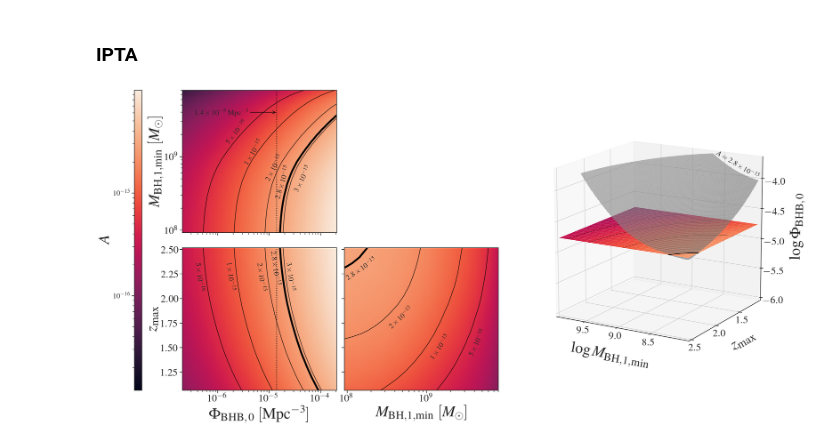
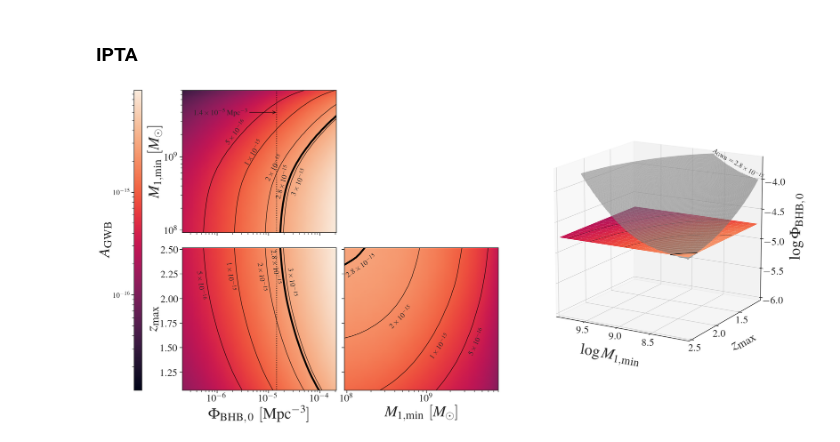
Before and after one commit to jacaseyclyde/multimessenger_smbhbs, a Jupyter notebook: notebooks/4. Parameterized Strain.ipynb, the cells around one changed output. Cells and saved outputs as stored; diff of their text form; code cells hidden in the pictures.

```diff
--- a/notebooks/4. Parameterized Strain.ipynb
+++ b/notebooks/4. Parameterized Strain.ipynb
@@ -529,6 +551,9 @@ plt.show()
 # %%
 # corner plots
 # %matplotlib inline
+# plt.rc('font', family='sans-serif')
+# plt.rcParams.update({'font.family': 'sans-serif',
+#                      'font.sans-serif': ['Helvetica']})
 fmt = {}
 strs = [r'$5 \times 10^{{-16}}$', r'$1 \times 10^{{-15}}$', r'$2 \times 10^{{-15}}$', r'$2.8 \times 10^{{-15}}$', r'$3 \times 10^{{-15}}$']
 levels = [5e-16, 1e-15, 2e-15, IPTA_hc, 3e-15]
@@ -638,7 +663,7 @@ mm_nn_ax.annotate(est_dens,
                   fontsize=text_fs, arrowprops=dict(arrowstyle="->", linestyle='-', color='k', connectionstyle="arc3",
                                                     relpos=(1,.5)), rotation_mode='anchor', ha='right', va='center')
 
-mm_nn_ax.set_ylabel(r'$M_{\rm{BH}, 1, \min}\ [M_{\odot}]$', fontsize=label_fsize)
+mm_nn_ax.set_ylabel(r'$M_{1, \min}\ [M_{\odot}]$', fontsize=label_fsize)
 mm_nn_ax.set_yscale('log')
 mm_nn_ax.set_xscale('log')
 plt.setp(mm_nn_ax.get_xticklabels(), visible=False)
@@ -744,7 +769,7 @@ for i, (cl, lbl) in enumerate(zip(cs.collections, strs)):
     if i == 3:
         break
 
-zz_mm_ax.set_xlabel(r'$M_{\rm{BH}, 1, \min}\ [M_{\odot}]$', fontsize=label_fsize)
+zz_mm_ax.set_xlabel(r'$M_{1, \min}\ [M_{\odot}]$', fontsize=label_fsize)
 zz_mm_ax.set_ylabel(r'$ $', fontsize=label_fsize)
 zz_mm_ax.set_xscale('log')
 plt.setp(zz_mm_ax.get_yticklabels(), visible=False)
@@ -752,7 +777,7 @@ plt.setp(zz_mm_ax.get_yticklabels(), visible=False)
 # add a colorbar
 cb_ax = fig.add_subplot(gs[:, 0])
 cb = plt.colorbar(pcm, cax=cb_ax)
-cb.set_label(r'$A$', fontsize=label_fsize)
+cb.set_label(r'$A_{{\rm GWB}}$', fontsize=label_fsize)
 cb_ax.tick_params(labelsize=text_fs)
 
 cb_ax.yaxis.set_ticks_position('left')
@@ -793,34 +818,34 @@ plot_3d_ax.set_ylim(z_range_zoom[-1], z_range_zoom[0])
 # plot_3d_ax.text(np.max(IPTA_xx_3d), np.max(IPTA_yy_3d), IPTA_zz_3d[0, 0] - .05,
 #                 r'$\Phi_{\rm{BHB},\,0} = $' + art_dens,
 #                 zdir='x', rotation_mode='anchor', verticalalignment='top',
 #                 fontsize=text_fs, zorder=5)
 
 density_label_x = IPTA_top_verts[IPTA_top_verts[:, 1] == IPTA_top_verts[:, 1].min(), 0].max()
 density_label_y = IPTA_top_verts[IPTA_top_verts[:, 1] == IPTA_top_verts[:, 1].min(), 1][0]
 density_label_z = IPTA_top_verts[IPTA_top_verts[:, 1] == IPTA_top_verts[:, 1].min(), 2].max()
 delta_x = density_label_x - IPTA_top_verts[IPTA_top_verts[:, 1] == IPTA_top_verts[:, 1].min(), 0].min()
 delta_z = density_label_z - IPTA_top_verts[IPTA_top_verts[:, 1] == IPTA_top_verts[:, 1].min(), 2].min()
 plot_3d_ax.text(density_label_x - (.5 * delta_x), density_label_y, density_label_z - (.5 * delta_z),
-                r'$A = 2.8 \times 10^{-15}$',
+                r'$A_{{\rm GWB}} = 2.8 \times 10^{-15}$',
                 zdir=(delta_x, 0, delta_z), rotation_mode='anchor',
                 horizontalalignment='center', verticalalignment='bottom',
-                fontsize=text_fs, zorder=5)
+                fontsize=text_fs - 2, zorder=5)
 plot_3d_ax.set_zlim(-6, IPTA_log_n_range[-1])
 plot_3d_ax.set_xticks([8.5, 9, 9.5])
 plot_3d_ax.set_yticks([1.5, 2, 2.5])
 plot_3d_ax.set_zticks([-6, -5.5, -5, -4.5, -4])
 plot_3d_ax.tick_params(axis='z', which='major', pad=25)
 plot_3d_ax.view_init(azim=-60, elev=15)
-plot_3d_ax.set_xlabel(r'$\log M_{\rm{BH}, 1, \min}$', fontsize=label_fsize, labelpad=50)
+plot_3d_ax.set_xlabel(r'$\log M_{1, \min}$', fontsize=label_fsize, labelpad=50)
 plot_3d_ax.set_ylabel(r'$z_{\rm{max}}$', fontsize=label_fsize, labelpad=40)
 plot_3d_ax.set_zlabel(r'$\log \Phi_{\rm{BHB},\,0}$', fontsize=label_fsize, labelpad=70)
 plot_3d_ax.set_box_aspect(aspect=(4,4,4), zoom=1.1)
 plot_3d_ax.dist = 13
 plot_3d_ax.set_rasterized(True)
 
 # plt.tight_layout(w_pad=w_pad)
 plt.savefig('../reports/figures/corner_IPTA.pdf')
 plt.savefig('../reports/figures/corner_IPTA.png')
 plt.show()
 # %% [output]
-[figure, old version]
+[figure, new version]
```
Also changed, not shown: parts of 4 cells of this notebook, 24 other files.
